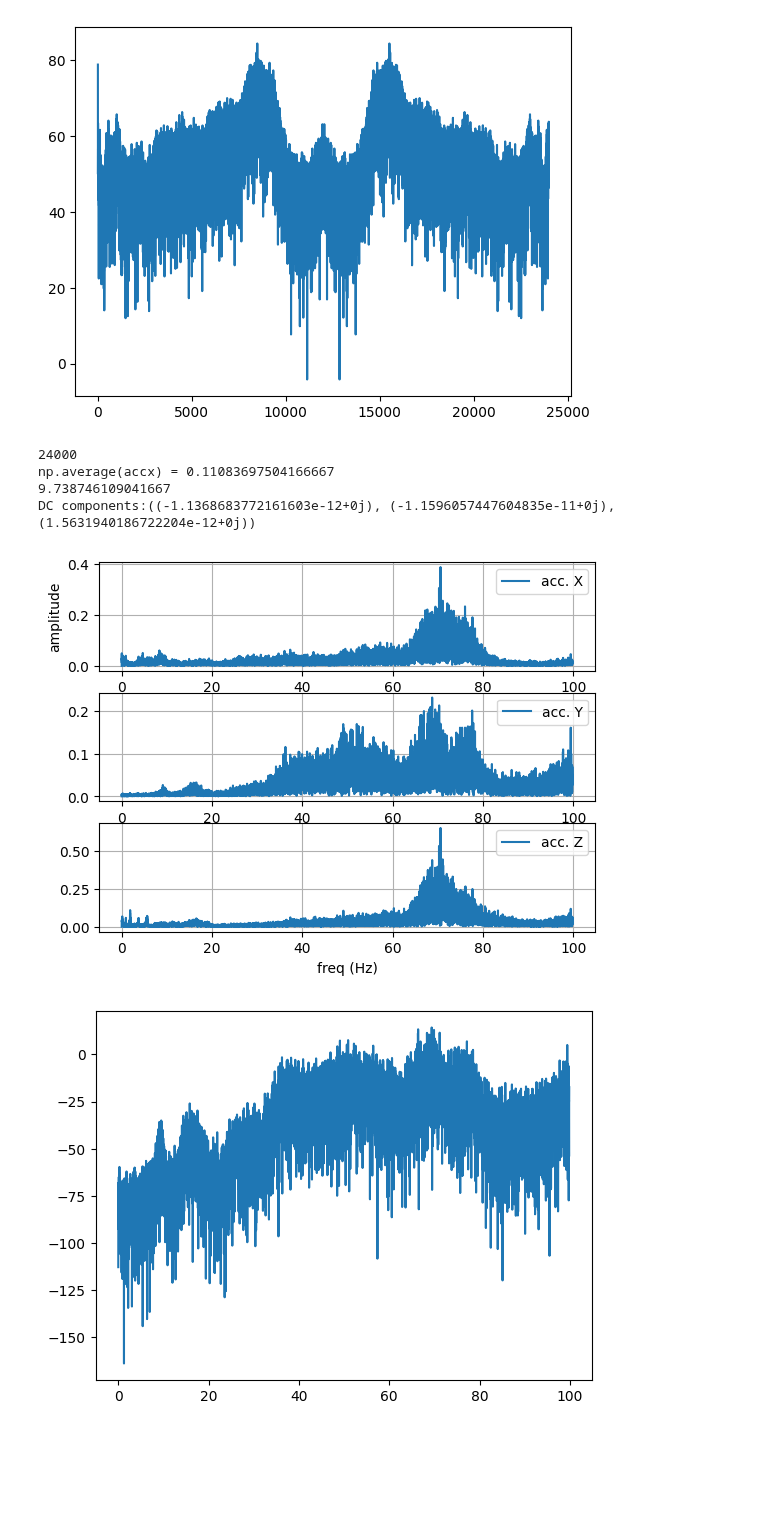
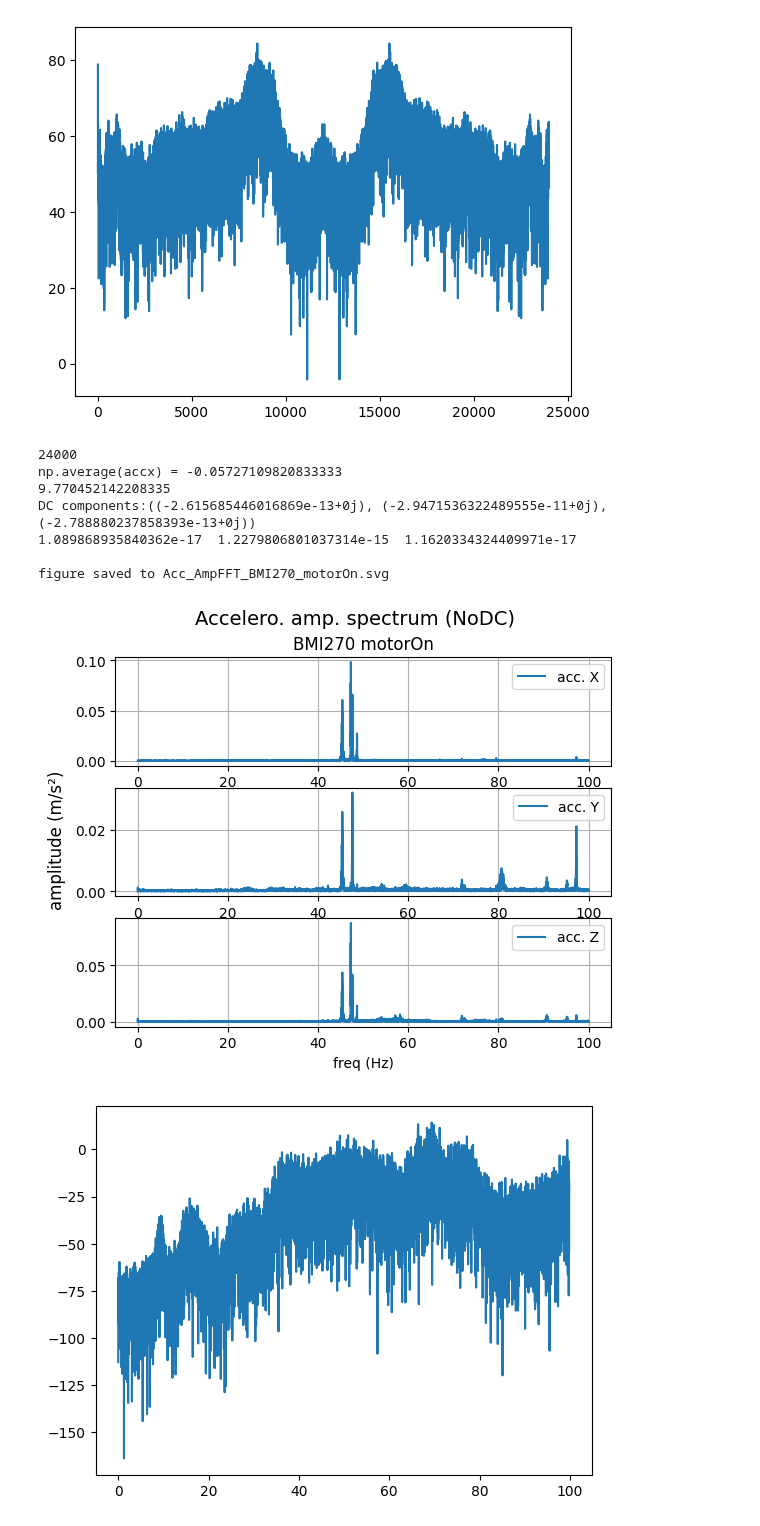
Before and after one commit to diplodocuslongus/depthai2know, a Jupyter notebook: IMU/imu_noise_characterization.ipynb, the cells around one changed output. Cells and saved outputs as stored; diff of their text form; code cells hidden in the pictures; blank space fills up the shorter version.

Commit message:
figures and better plots

```diff
--- a/IMU/imu_noise_characterization.ipynb
+++ b/IMU/imu_noise_characterization.ipynb
@@ -460,14 +485,20 @@ if do_DFT_slow:
 0.138864 (2660.0874009999993+0j)
 [figure]
 # %%
+# about removing the DC:
+# https://blog.originlab.com/how-to-remove-dc-offset-before-performing-fft
 N = len(gx)  # Number of elements
+if 'fs_actual' not in locals():
+    fs_actual = FS
 print(N)
 REMOVE_DC = True
+DC_RMV = ''
 if REMOVE_DC:
     idx_0 = 1
     accx_dc = accx - np.average(accx)
     accy_dc = accy - np.average(accy)
     accz_dc = accz - np.average(accz)
+    DC_RMV = '(NoDC)'
 else:
     idx_0 = 0
     accx_dc = accx
@@ -478,42 +509,59 @@ idx_0= 0
 print(f'np.average(accx) = {np.average(accx)}')
 
 print(np.average(accy))
 # Compute FFTs
 freqBins = np.linspace(0, fs_actual / 2, N // 2)  # Freq. labels [Hz]
 # FFT of accelerometer data
 fax = np.fft.fft(accx_dc)
 fay = np.fft.fft(accy_dc)
 faz = np.fft.fft(accz_dc)
 print(f'DC components:{fax[0],fay[0],faz[0]}')
+dccomp = np.zeros(3)
+dccomp[0] = (1 / N) * np.abs(fax[0]) # was 2/N but then Dc component is 2x more than what it should be
+dccomp[1] = (1 / N) * np.abs(fay[0])
+dccomp[2] = (1 / N) * np.abs(faz[0])
+for i in range(3):
+    print(f'{dccomp[i]} ', end =" ")
+print('\n')
+
 # fgx = np.fft.fft(gx)  # FFT of gyro data
 
 # Plot x-accel. FFT
 fig, axacc = plt.subplots(3,sharex = False)
-axacc[0].plot(freqBins[idx_0:], (2 / N) * np.abs(fax[idx_0:N // 2]),label = 'acc. X')
-axacc[1].plot(freqBins[idx_0:], (2 / N) * np.abs(fay[idx_0:N // 2]),label = 'acc. Y')
-axacc[2].plot(freqBins[idx_0:], (2 / N) * np.abs(faz[idx_0:N // 2]),label = 'acc. Z')
+fig.suptitle(f"Accelero. amp. spectrum {DC_RMV}", fontsize=14)
+axacc[0].set_title(f'{IMU_NAME} {TEST_CONFIG}')
+axacc[0].plot(freqBins[idx_0:], (1 / N) * np.abs(fax[idx_0:N // 2]),label = 'acc. X')
+axacc[1].plot(freqBins[idx_0:], (1 / N) * np.abs(fay[idx_0:N // 2]),label = 'acc. Y')
+axacc[2].plot(freqBins[idx_0:], (1 / N) * np.abs(faz[idx_0:N // 2]),label = 'acc. Z')
 axacc[2].set_xlabel('freq (Hz)')
-axacc[0].set_ylabel('amplitude')
+# axacc[0].set_ylabel('amplitude')
+fig.supylabel('amplitude (m/s²)')
 for i in range(3):
     axacc[i].grid()
     axacc[i].legend()
 # plt.plot(freqBins[0:], (2 / N) * np.abs(fax[0:N // 2]))
 # plt.plot(freqBins[1:], (2 / N) * np.abs(fax[1:N // 2]))
 # plt.title('FFT of X-Accelerometer Data')
 # plt.xlabel('Frequency [Hz]')
 # plt.ylabel('Amplitude')
 # plt.grid()
 
 
 # plt.savefig('motors60mn.png')
-plt.savefig('cart.png')
+if SAVE_FIG:
+    figname = f'Acc_AmpFFT_{FIG_FILENAME_BASE}.{FIG_FMT}'
+    plt.savefig(figname)
+    print(f'figure saved to {figname}')
 plt.show()
 # %% [output]
 24000
-np.average(accx) = 0.11083697504166667
-9.738746109041667
-DC components:((-1.1368683772161603e-12+0j), (-1.1596057447604835e-11+0j), (1.5631940186722204e-12+0j))
+np.average(accx) = -0.05727109820833333
+9.770452142208335
+DC components:((-2.615685446016869e-13+0j), (-2.9471536322489555e-11+0j), (-2.788880237858393e-13+0j))
+1.089868935840362e-17  1.2279806801037314e-15  1.1620334324409971e-17
+
+figure saved to Acc_AmpFFT_BMI270_motorOn.svg
-[figure, old version]
+[figure, new version]
 # %%
 # see: https://www.analog.com/en/resources/technical-articles/use-python-for-analysis-of-noise.html
 from scipy.signal import periodogram
```
Also changed, not shown: parts of 13 cells of this notebook, 14 other files.
